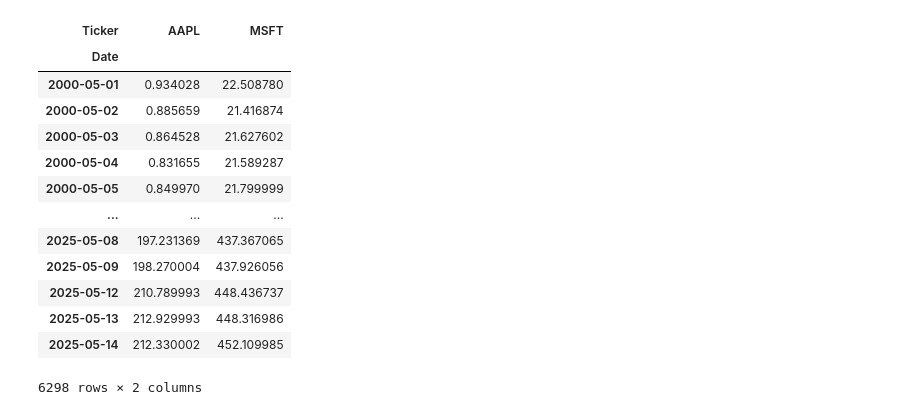
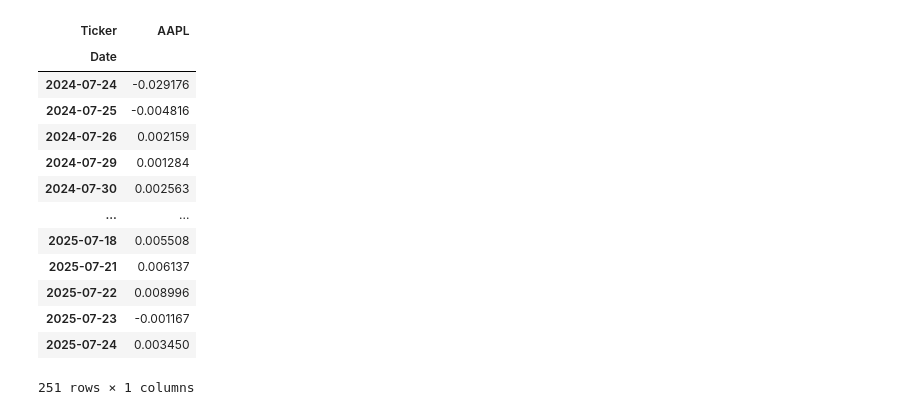
Before and after one commit to nafissaad/Tutorial1, a Jupyter notebook: Tutorial/Python for finance/Algovibes/1 how to get online stock price.ipynb.ipynb, the cells around one changed output. Drawn from its saved outputs; the diff is of its cells as text; code cells hidden in the pictures.

```diff
--- a/Tutorial/Python for finance/Algovibes/1 how to get online stock price.ipynb.ipynb
+++ b/Tutorial/Python for finance/Algovibes/1 how to get online stock price.ipynb.ipynb
@@ -5,8 +88,9 @@ import matplotlib.pyplot as plt
 # %%
-symbol = ['AAPL','MSFT']
-start_date = '2000-05-01'
-end_date = '2025-05-15'
+STOCK_TICKER='AAPL'
+DAYS_FOR_ESTIMATION=252
+FUTURE_YEARS_TO_SIMULATE=1
+SIMULATIONS=100
 
-# Download historical stock data
-data = yf.download(symbol, start=start_date, end=end_date,auto_adjust=True)['Close']
+prices=yf.download(STOCK_TICKER,period=f'{DAYS_FOR_ESTIMATION}d',interval='1d')['Close']
+prices
 # %% [output]
@@ -14,18 +112,19 @@ data = yf.download(symbol, start=start_date, end=end_date,auto_adjust=True)['Clo
 # %%
-data
+log_returns=np.log(prices/prices.shift(1)).dropna()
+log_returns
 # %% [output]
-| Ticker | AAPL | MSFT |
-| Date |  |  |
-| 2000-05-01 | 0.934028 | 22.508780 |
-| 2000-05-02 | 0.885659 | 21.416874 |
-| 2000-05-03 | 0.864528 | 21.627602 |
-| 2000-05-04 | 0.831655 | 21.589287 |
-| 2000-05-05 | 0.849970 | 21.799999 |
-| ... | ... | ... |
-| 2025-05-08 | 197.231369 | 437.367065 |
-| 2025-05-09 | 198.270004 | 437.926056 |
-| 2025-05-12 | 210.789993 | 448.436737 |
-| 2025-05-13 | 212.929993 | 448.316986 |
-| 2025-05-14 | 212.330002 | 452.109985 |
+| Ticker | AAPL |
+| Date |  |
+| 2024-07-24 | -0.029176 |
+| 2024-07-25 | -0.004816 |
+| 2024-07-26 | 0.002159 |
+| 2024-07-29 | 0.001284 |
+| 2024-07-30 | 0.002563 |
+| ... | ... |
+| 2025-07-18 | 0.005508 |
+| 2025-07-21 | 0.006137 |
+| 2025-07-22 | 0.008996 |
+| 2025-07-23 | -0.001167 |
+| 2025-07-24 | 0.003450 |
-6298 rows × 2 columns
+251 rows × 1 columns
 # %%
```
Also changed, not shown: parts of 18 cells of this notebook.
